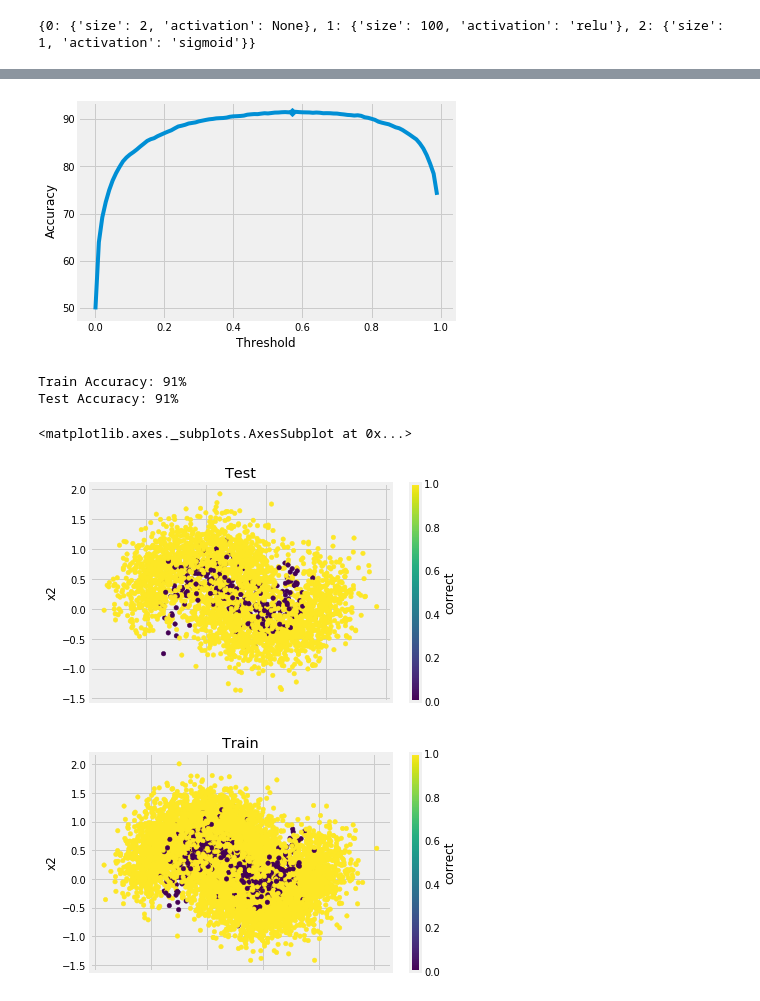
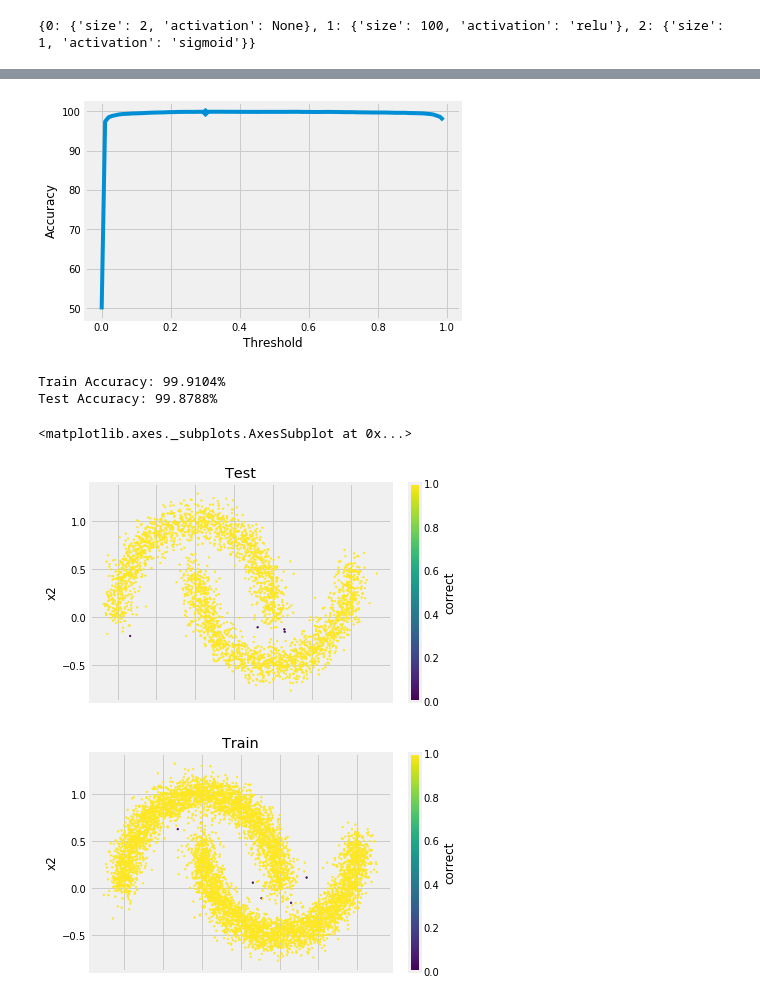
Before and after one commit to nneuenschwander/neural_network_from_scratch, a Jupyter notebook: neural_network_from_scratch.ipynb, the cells around one changed output, grey strips where cells are left out. Cells and saved outputs as stored; diff of their text form; code cells hidden in the pictures.

```diff
--- a/neural_network_from_scratch.ipynb
+++ b/neural_network_from_scratch.ipynb
@@ -29,15 +29,14 @@ def train_test_split(X,y,test_split):
 # %%
 #np.random.seed(24)
 moons=10000
-X, y = sklearn.datasets.make_moons(moons, noise=.30)
+X, y = sklearn.datasets.make_moons(moons, noise=.1)
 X = X.T
 y = y.reshape(1,y.shape[0])
 df = pd.DataFrame({'x1':X[0],'x2':X[1],'y':np.squeeze(y)})
 print(X.shape,y.shape)
-plt.scatter(X[0], X[1], s=40, c=np.squeeze(y), cmap='viridis')
 
 X_train,X_test,y_train,y_test = train_test_split(X, y, test_split=0.33)
-plt.scatter(X_train[0], X_train[1], s=25, c=np.squeeze(y_train), cmap='viridis')
+plt.scatter(X_train[0], X_train[1], s=5, c=np.squeeze(y_train), cmap='viridis')
 # %% [output]
 (2, 10000) (1, 10000)
 <matplotlib.collections.PathCollection at 0x...>
@@ -98,7 +97,7 @@ def initialize(layers):
             layer_num = i
             weight_name = ''.join(['W',str(layer_num)])
             bias_name = ''.join(['b',str(layer_num)])
-            params[weight_name] = np.random.rand(layers[i]['size'],layers[i-1]['size'])*.01
+            params[weight_name] = np.random.rand(layers[i]['size'],layers[i-1]['size'])*.1
             params[bias_name] = np.zeros((layers[i]['size'],1))
     return(params)
 # %%
@@ -248,27 +247,27 @@ plt.xlabel('Threshold')
 plt.ylabel('Accuracy')
 optimal_threshold = t[a.index(max(a))]
 # %% [output]
-[figure, old version]
+[figure, new version]
 # %%
 threshold=optimal_threshold
-predict_train, accuracy_train = predict(m,layers,X_train,y_train,.5)
-predict_test, accuracy_test = predict(m,layers,X_test,y_test,.5)
+predict_train, accuracy_train = predict(m,layers,X_train,y_train,optimal_threshold)
+predict_test, accuracy_test = predict(m,layers,X_test,y_test,optimal_threshold)
 
-print('Train Accuracy: %d%%' % accuracy_train)
-print('Test Accuracy: %d%%' % accuracy_test)
+print('Train Accuracy: %g%%' % accuracy_train)
+print('Test Accuracy: %g%%' % accuracy_test)
 # %% [output]
-Train Accuracy: 91%
-Test Accuracy: 91%
+Train Accuracy: 99.9104%
+Test Accuracy: 99.8788%
 # %%
 train_df = pd.DataFrame({'x1':X_train[0],'x2':X_train[1],'y':np.squeeze(y_train),'ŷ':predict_train})
 train_df['correct'] = train_df['y']==train_df['ŷ']
 test_df = pd.DataFrame({'x1':X_test[0],'x2':X_test[1],'y':np.squeeze(y_test),'ŷ':predict_test})
 test_df['correct'] = test_df['y']==test_df['ŷ']
 
 # plot the incorrect data classifications
-test_df.plot.scatter(x='x1',y='x2',c='correct',cmap='viridis',title='Test')
-train_df.plot.scatter(x='x1',y='x2',c='correct',cmap='viridis',title='Train')
+test_df.plot.scatter(x='x1',y='x2',s=3,c='correct',cmap='viridis',title='Test')
+train_df.plot.scatter(x='x1',y='x2',s=3,c='correct',cmap='viridis',title='Train')
 # %% [output]
 <matplotlib.axes._subplots.AxesSubplot at 0x...>
-[figure, old version]
+[figure, new version]
-[figure, old version]
+[figure, new version]
```
Also changed, not shown: parts of 5 cells of this notebook.
